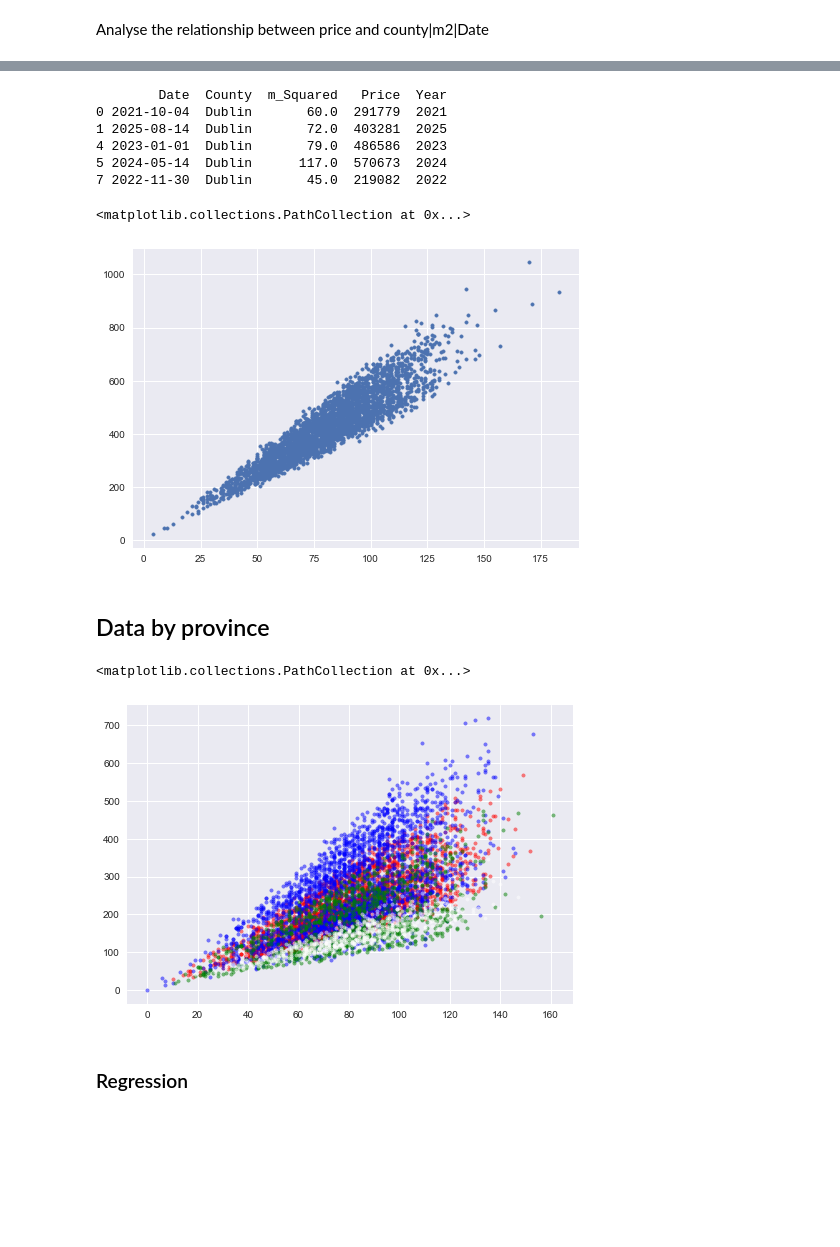
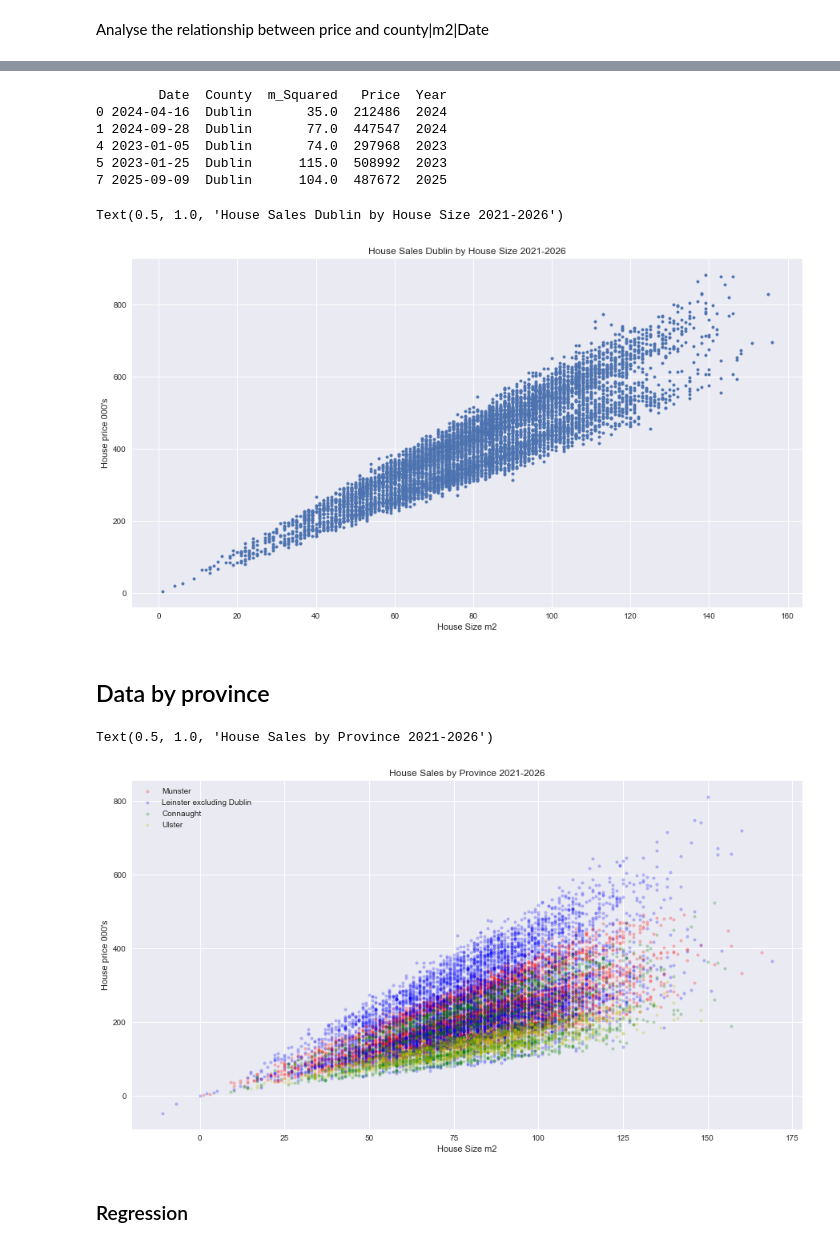
Before and after one commit to cian-gmit-da2020/prog-fun-project, a Jupyter notebook: new-main.ipynb, the cells around one changed output, grey strips where cells are left out. Saved outputs shown, nothing was run; the diff lists cells and outputs as text; code cells hidden in the pictures; blank space fills up the shorter version.

```diff
--- a/new-main.ipynb
+++ b/new-main.ipynb
@@ -160,9 +297,7 @@ dtype: float64
 # %%
-sample = pd.DataFrame(columns=["Date", "County", "m_Squared", "Price"])
-
 rng = np.random.default_rng(12345)
 
-sample["County"]= rng.choice(countyCount.index, p=countyCount.values, size=10000)
+sample["County"]= rng.choice(countyCount.index, p=countyCount.values, size=22500)
 
 print(sample)
 # %% [output]
@@ -198,0 +371,7 @@ print(sample.head())
+# %%
+# avg square footage ireland = 81m2
+
+sample["m_Squared"] = rng.normal(loc=avgArea, scale=areaStd, size=len(sample))
+sample["m_Squared"] = round(sample["m_Squared"])
+
+print(sample.head())
@@ -199,12 +382,6 @@ print(sample.head())
 # %%
-# avg square footage ireland = 81m2
+print(data["Price (€)"].mean()/avgArea)
+print(data["Price (€)"].median()/avgArea)
 
-print(data["Price"].mean()/81)
-print(data["Price"].median()/81)
-
-avgPerM = data["Price"].mean()/81
-
-areaStd = (149-59)/4
-
-print(areaStd)
+avgPerM = data["Price (€)"].mean()/81
 # %% [output]
@@ -214,5 +393,0 @@ print(areaStd)
-# %%
-sample["m_Squared"] = rng.normal(loc=81, scale=areaStd, size=len(sample))
-sample["m_Squared"] = round(sample["m_Squared"])
-
-print(sample.head())
@@ -295,15 +466,18 @@ plt.scatter(sample["m_Squared"], sample["Price"]/1000, marker=".", color="g")
 dublin = sample[sample["County"] == "Dublin"]
 print(dublin.head())
 plt.scatter(dublin["m_Squared"], dublin["Price"]/1000, marker=".")
+plt.xlabel("House Size m2")
+plt.ylabel("House price 000's")
+plt.title("House Sales Dublin by House Size 2021-2026")
 # %% [output]
         Date  County  m_Squared   Price  Year
-0 2021-10-04  Dublin       60.0  291779  2021
-1 2025-08-14  Dublin       72.0  403281  2025
-4 2023-01-01  Dublin       79.0  486586  2023
-5 2024-05-14  Dublin      117.0  570673  2024
-7 2022-11-30  Dublin       45.0  219082  2022
+0 2024-04-16  Dublin       35.0  212486  2024
+1 2024-09-28  Dublin       77.0  447547  2024
+4 2023-01-05  Dublin       74.0  297968  2023
+5 2023-01-25  Dublin      115.0  508992  2023
+7 2025-09-09  Dublin      104.0  487672  2025
-<matplotlib.collections.PathCollection at 0x...>
+Text(0.5, 1.0, 'House Sales Dublin by House Size 2021-2026')
-[figure, old version]
+[figure, new version]
 # %% [markdown]
 ## Data by province
 # %%
@@ -318,13 +492,22 @@ leinsterSample = sample[sample["County"].isin(leinster_exdub)]
 connaughtSample = sample[sample["County"].isin(connaught)]
 ulsterSample = sample[sample["County"].isin(ulster)]
 # %%
-plt.scatter(munsterSample["m_Squared"], munsterSample["Price"]/1000, marker=".", color="r", alpha=.5)
-plt.scatter(leinsterSample["m_Squared"], leinsterSample["Price"]/1000, marker=".", color="b", alpha=.5)
-plt.scatter(connaughtSample["m_Squared"], connaughtSample["Price"]/1000, marker=".", color="g", alpha=.5)
-plt.scatter(ulsterSample["m_Squared"], ulsterSample["Price"]/1000, marker=".", color="w", alpha=.5)
+plt.scatter(munsterSample["m_Squared"], munsterSample["Price"]/1000, marker=".",
+            label="Munster", color="r", alpha=.25)
+plt.scatter(leinsterSample["m_Squared"], leinsterSample["Price"]/1000, marker=".",
+            label="Leinster excluding Dublin", color="b", alpha=.25)
+plt.scatter(connaughtSample["m_Squared"], connaughtSample["Price"]/1000, marker=".",
+            label="Connaught", color="g", alpha=.25)
+plt.scatter(ulsterSample["m_Squared"], ulsterSample["Price"]/1000, marker=".",
+            label="Ulster", color="y", alpha=.25)
+
+plt.xlabel("House Size m2")
+plt.ylabel("House price 000's")
+plt.legend()
+plt.title("House Sales by Province 2021-2026")
 # %% [output]
-<matplotlib.collections.PathCollection at 0x...>
+Text(0.5, 1.0, 'House Sales by Province 2021-2026')
-[figure, old version]
+[figure, new version]
 # %% [markdown]
 ### Regression
 # %%
```
Also changed, not shown: parts of 73 cells of this notebook.
